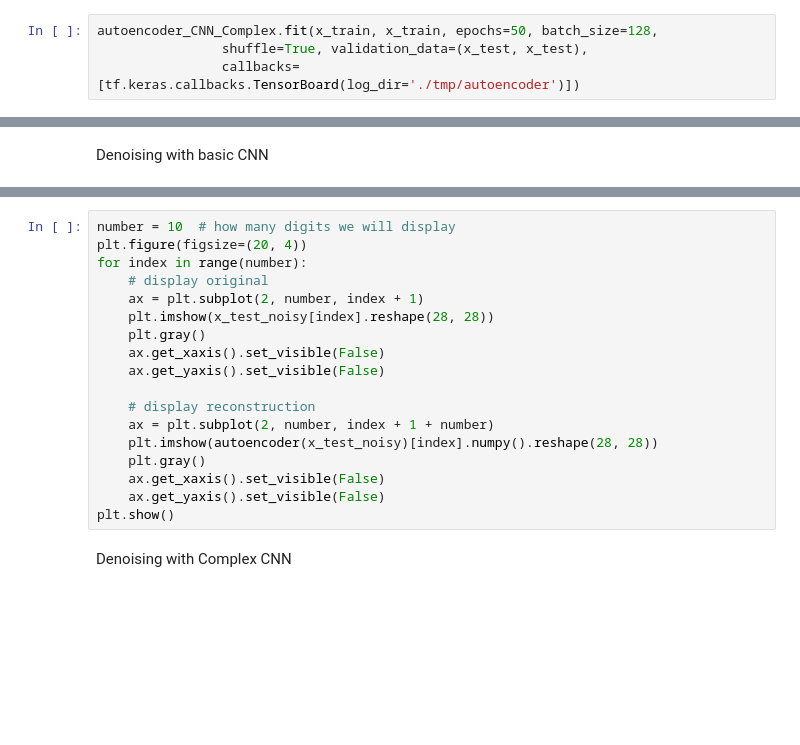
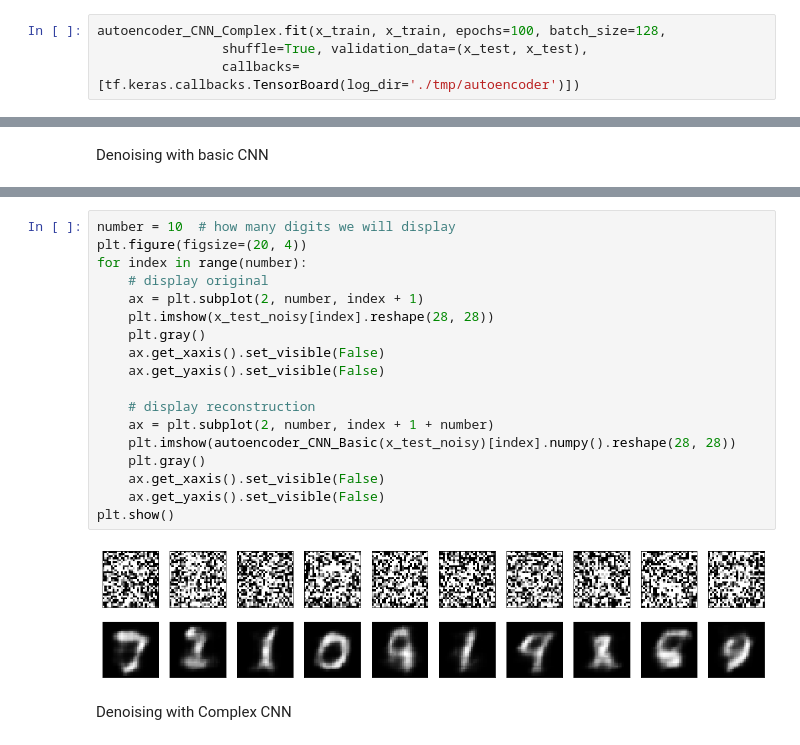
Before and after one commit to Aastha1794/Deep-Learning, a Jupyter notebook: Autoencoder.ipynb, the cells around one changed output, grey strips where cells are left out. Drawn from its saved outputs; the diff is of its cells as text; blank space fills up the shorter version.

```diff
--- a/Autoencoder.ipynb
+++ b/Autoencoder.ipynb
@@ -567,4 +571,4 @@ autoencoder_CNN_Complex.summary()
 # %%
-autoencoder_CNN_Complex.fit(x_train, x_train, epochs=50, batch_size=128,
+autoencoder_CNN_Complex.fit(x_train, x_train, epochs=100, batch_size=128,
                 shuffle=True, validation_data=(x_test, x_test),
                 callbacks=[tf.keras.callbacks.TensorBoard(log_dir='./tmp/autoencoder')])
@@ -702,21 +780,23 @@ autoencoder_CNN_Basic.fit(x_train_noisy, x_train, epochs=100, batch_size=128,
 # %%
 number = 10  # how many digits we will display
 plt.figure(figsize=(20, 4))
 for index in range(number):
     # display original
     ax = plt.subplot(2, number, index + 1)
     plt.imshow(x_test_noisy[index].reshape(28, 28))
     plt.gray()
     ax.get_xaxis().set_visible(False)
     ax.get_yaxis().set_visible(False)
 
     # display reconstruction
     ax = plt.subplot(2, number, index + 1 + number)
-    plt.imshow(autoencoder(x_test_noisy)[index].numpy().reshape(28, 28))
+    plt.imshow(autoencoder_CNN_Basic(x_test_noisy)[index].numpy().reshape(28, 28))
     plt.gray()
     ax.get_xaxis().set_visible(False)
     ax.get_yaxis().set_visible(False)
 plt.show()
+# %% [output]
+[figure, added]
 # %% [markdown]
 Denoising with Complex CNN
 # %%
```
Also changed, not shown: parts of 63 cells of this notebook.
